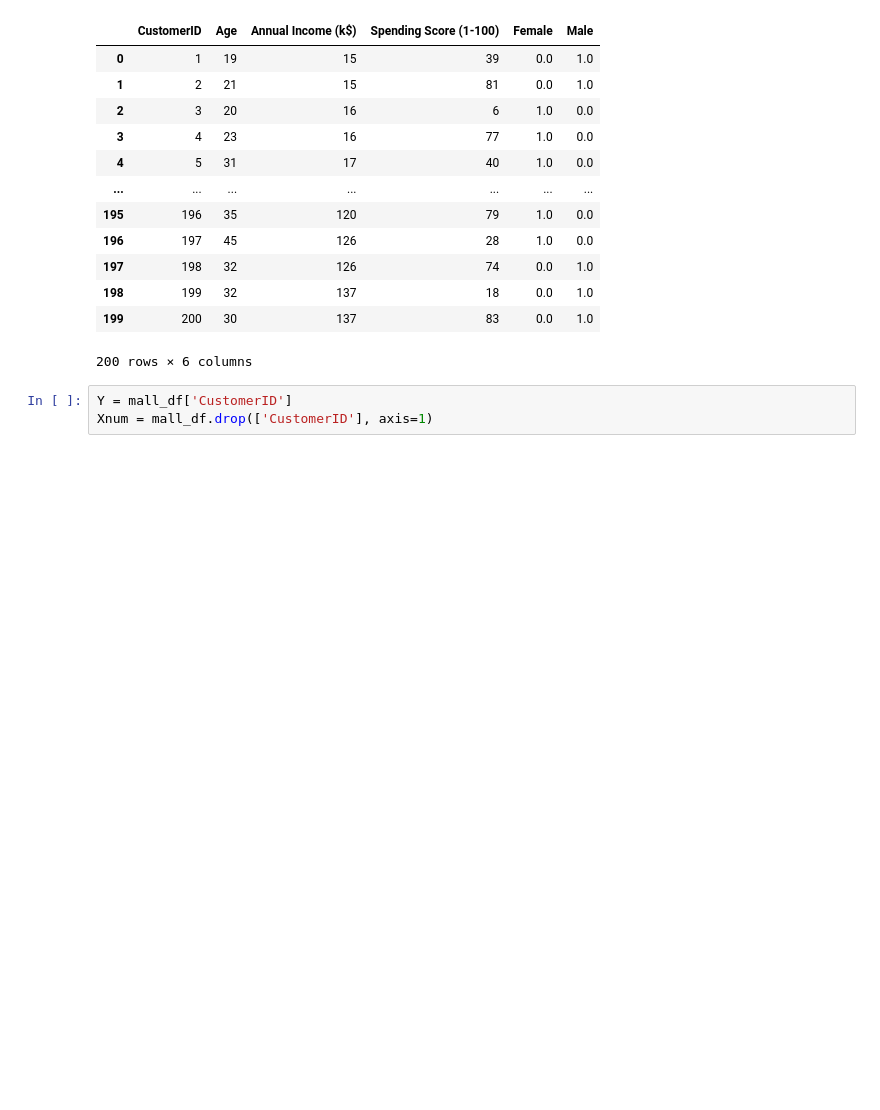
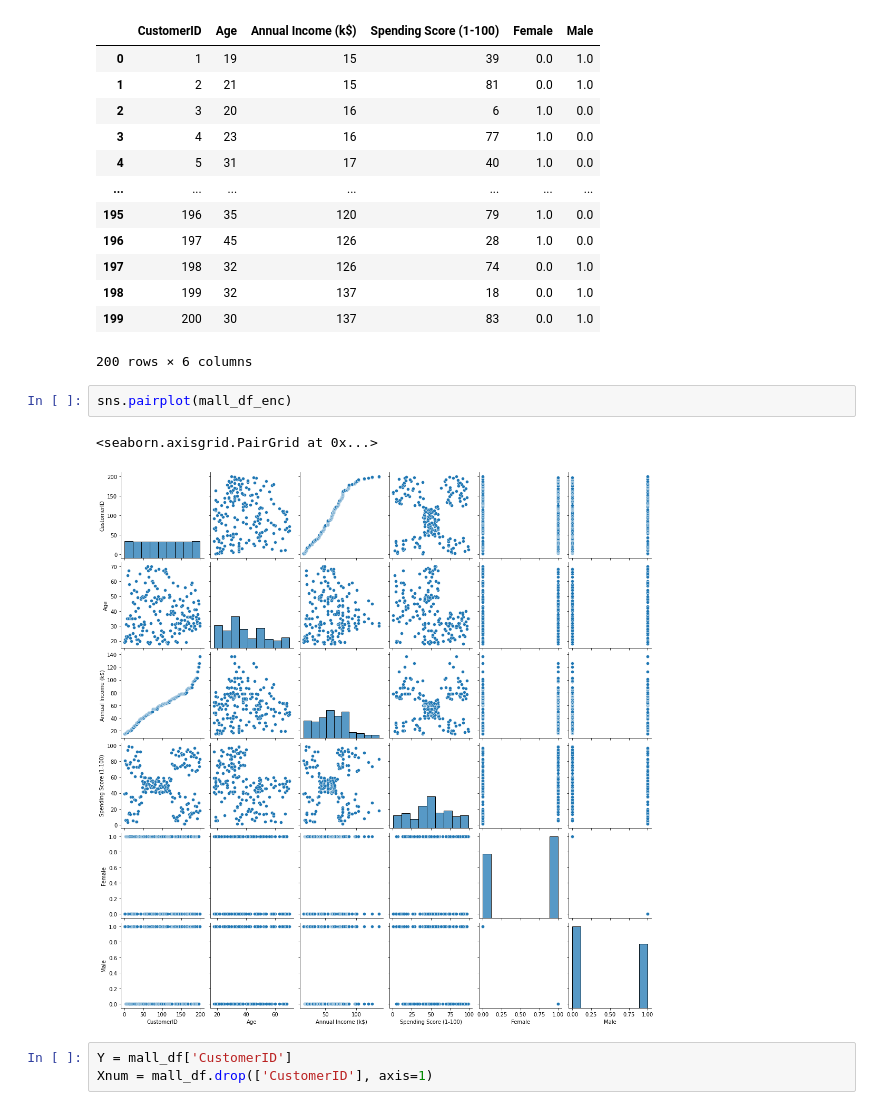
Before and after one commit to marianneSimplon/Analyse_clients_avec_agence_IA, a Jupyter notebook: centre_commercial/02_understand_mall_customers_md.ipynb, the cells around one changed output. Saved outputs shown, nothing was run; the diff lists cells and outputs as text; blank space fills up the shorter version.

```diff
--- a/centre_commercial/02_understand_mall_customers_md.ipynb
+++ b/centre_commercial/02_understand_mall_customers_md.ipynb
@@ -87,6 +87,11 @@ mall_df_enc
 | 198 | 199 | 32 | 137 | 18 | 0.0 | 1.0 |
 | 199 | 200 | 30 | 137 | 83 | 0.0 | 1.0 |
 200 rows × 6 columns
+# %%
+sns.pairplot(mall_df_enc)
+# %% [output]
+<seaborn.axisgrid.PairGrid at 0x...>
+[figure, added]
 # %%
 Y = mall_df['CustomerID']
 Xnum = mall_df.drop(['CustomerID'], axis=1)
```
Also changed, not shown: 8 other files.
